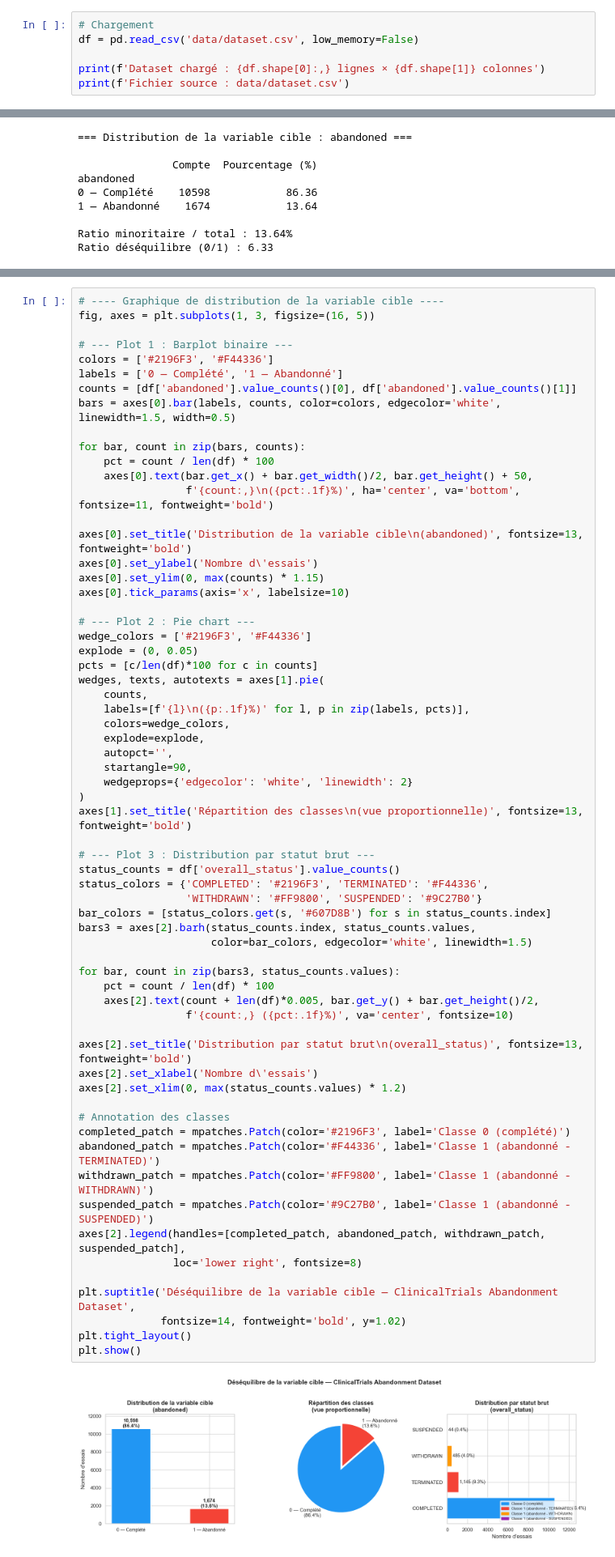
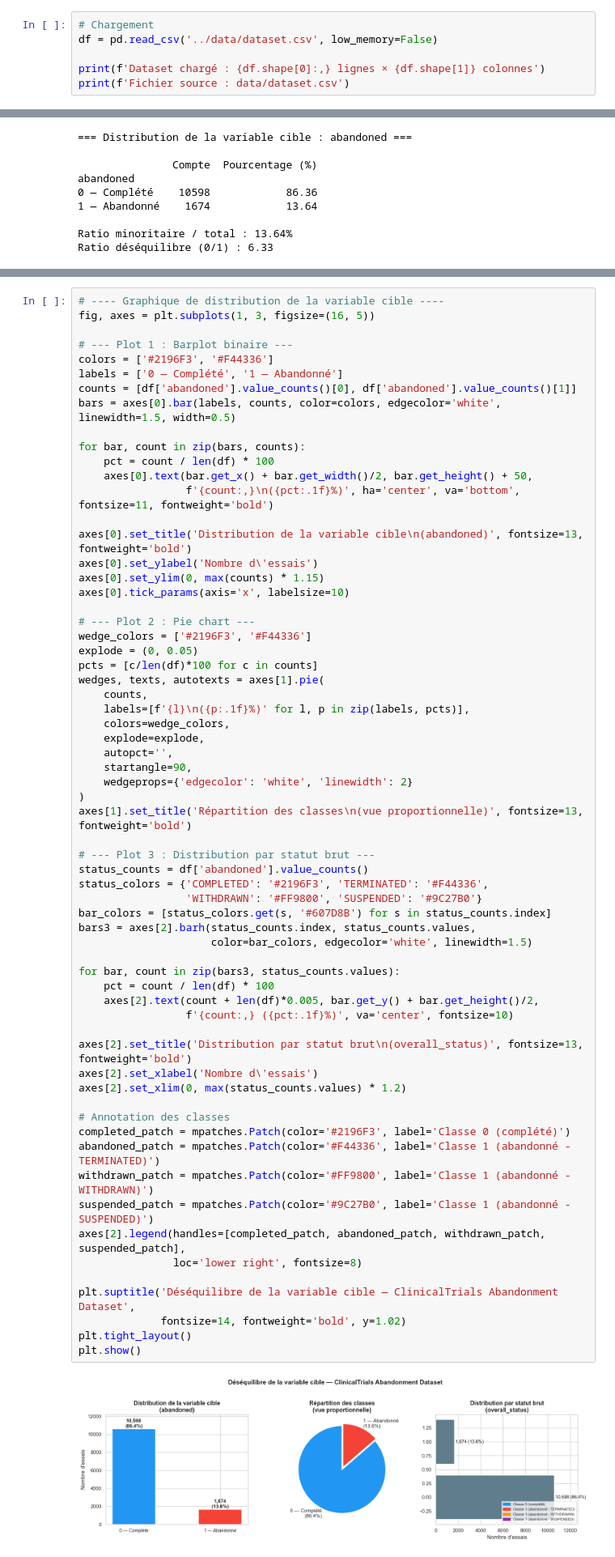
Before and after one commit to Assel-El-Fadil/ML_Medical_trial_prediction, a Jupyter notebook: notebooks/01_discovery.ipynb, the cells around one changed output, grey strips where cells are left out. Shown at 81% size. Cells and saved outputs as stored; diff of their text form.

```diff
--- a/notebooks/01_discovery.ipynb
+++ b/notebooks/01_discovery.ipynb
@@ -28,7 +28,7 @@ sns.set_theme(style='whitegrid', palette='muted')
 ## 1. Chargement du dataset
 # %%
 # Chargement
-df = pd.read_csv('data/dataset.csv', low_memory=False)
+df = pd.read_csv('../data/dataset.csv', low_memory=False)
 
 print(f'Dataset chargé : {df.shape[0]:,} lignes × {df.shape[1]} colonnes')
 print(f'Fichier source : data/dataset.csv')
@@ -195,36 +189,36 @@ wedges, texts, autotexts = axes[1].pie(
 axes[1].set_title('Répartition des classes\n(vue proportionnelle)', fontsize=13, fontweight='bold')
 
 # --- Plot 3 : Distribution par statut brut ---
-status_counts = df['overall_status'].value_counts()
+status_counts = df['abandoned'].value_counts()
 status_colors = {'COMPLETED': '#2196F3', 'TERMINATED': '#F44336',
                  'WITHDRAWN': '#FF9800', 'SUSPENDED': '#9C27B0'}
 bar_colors = [status_colors.get(s, '#607D8B') for s in status_counts.index]
 bars3 = axes[2].barh(status_counts.index, status_counts.values,
                      color=bar_colors, edgecolor='white', linewidth=1.5)
 
 for bar, count in zip(bars3, status_counts.values):
     pct = count / len(df) * 100
     axes[2].text(count + len(df)*0.005, bar.get_y() + bar.get_height()/2,
                  f'{count:,} ({pct:.1f}%)', va='center', fontsize=10)
 
 axes[2].set_title('Distribution par statut brut\n(overall_status)', fontsize=13, fontweight='bold')
 axes[2].set_xlabel('Nombre d\'essais')
 axes[2].set_xlim(0, max(status_counts.values) * 1.2)
 
 # Annotation des classes
 completed_patch = mpatches.Patch(color='#2196F3', label='Classe 0 (complété)')
 abandoned_patch = mpatches.Patch(color='#F44336', label='Classe 1 (abandonné - TERMINATED)')
 withdrawn_patch = mpatches.Patch(color='#FF9800', label='Classe 1 (abandonné - WITHDRAWN)')
 suspended_patch = mpatches.Patch(color='#9C27B0', label='Classe 1 (abandonné - SUSPENDED)')
 axes[2].legend(handles=[completed_patch, abandoned_patch, withdrawn_patch, suspended_patch],
                loc='lower right', fontsize=8)
 
 plt.suptitle('Déséquilibre de la variable cible — ClinicalTrials Abandonment Dataset',
              fontsize=14, fontweight='bold', y=1.02)
 plt.tight_layout()
 plt.show()
 # %% [output]
-[figure, old version]
+[figure, new version]
 # %% [markdown]
 ---
 ## 5. Analyse des valeurs manquantes
```
Also changed, not shown: parts of 11 cells of this notebook, 11 other files.
